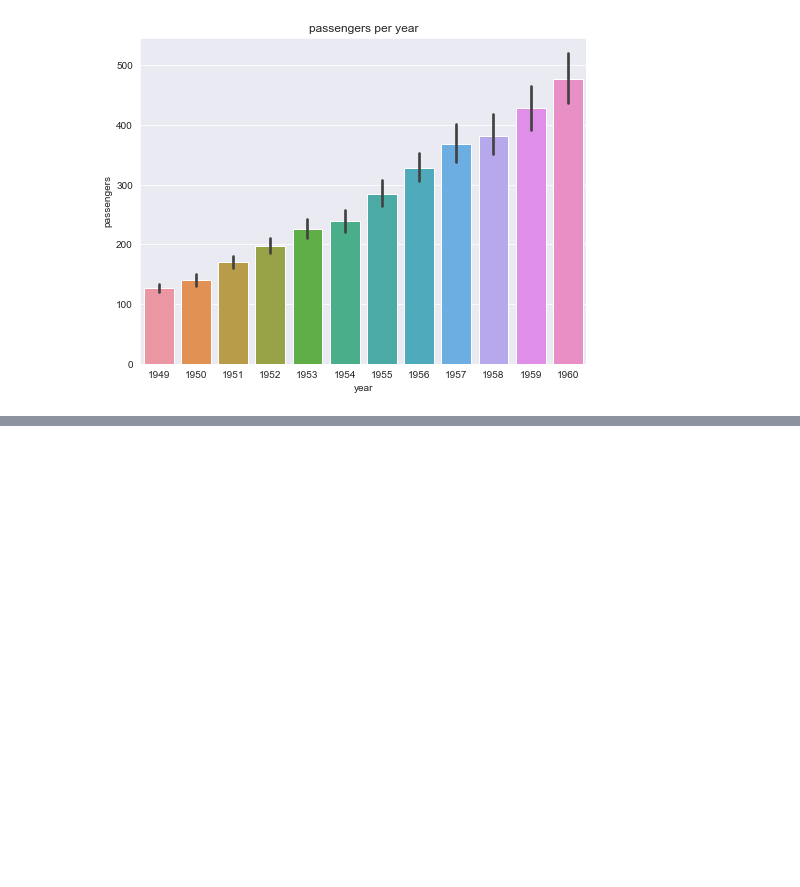
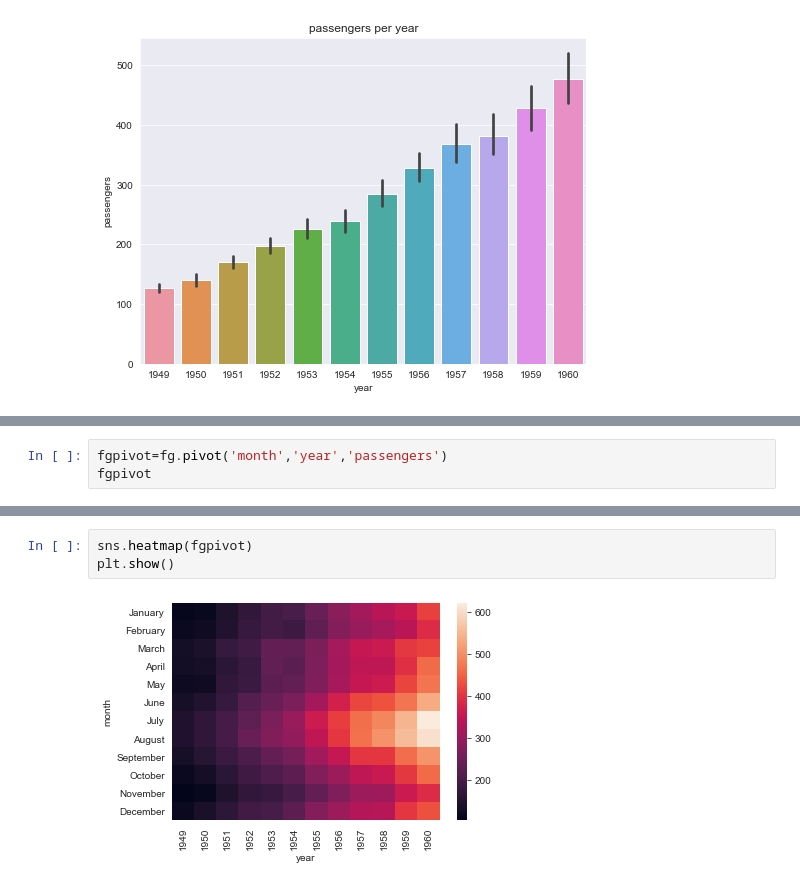
Before and after one commit to CPFrog/AI_innovation_Lecture, a Jupyter notebook: Study-note_201007.ipynb, the cells around one changed output, grey strips where cells are left out. Saved outputs shown, nothing was run; the diff lists cells and outputs as text; blank space fills up the shorter version.

```diff
--- a/Study-note_201007.ipynb
+++ b/Study-note_201007.ipynb
@@ -111,0 +131,3 @@ plt.show()
+# %%
+fgpivot=fg.pivot('month','year','passengers')
+fgpivot
@@ -111,0 +149,5 @@ plt.show()
+# %%
+sns.heatmap(fgpivot)
+plt.show()
+# %% [output]
+[figure, added]
```
Also changed, not shown: parts of 10 cells of this notebook, 2 other files.
